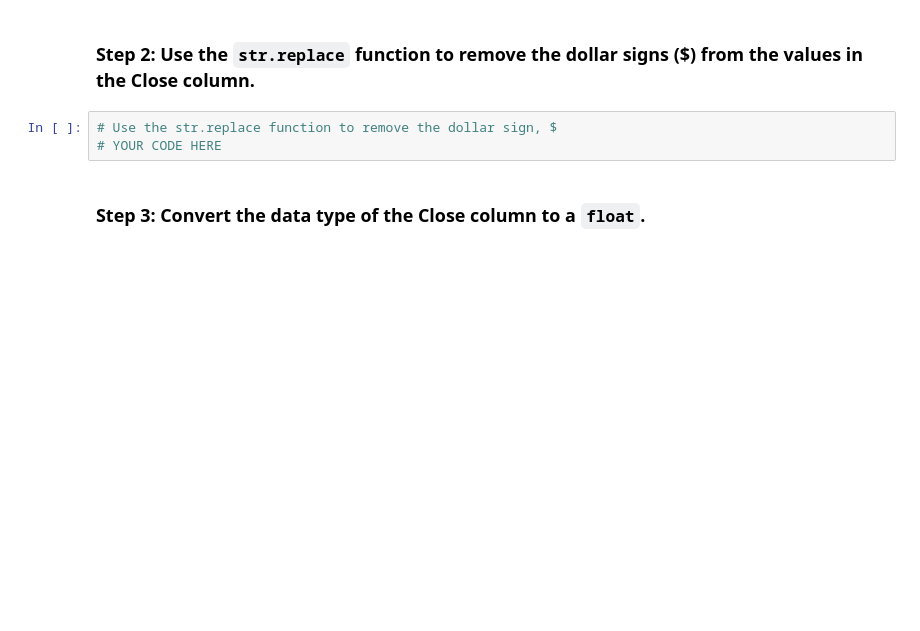
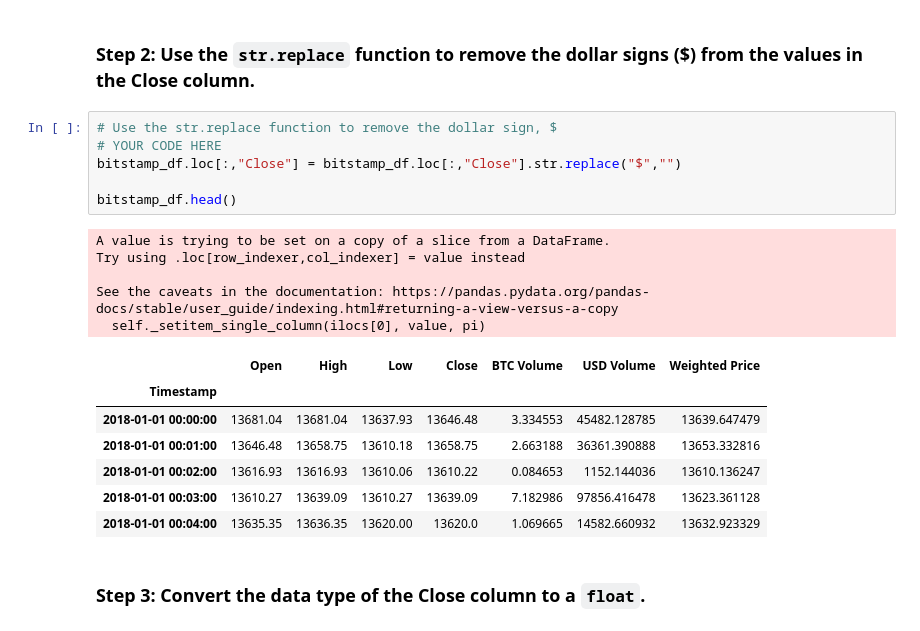
Before and after one commit to mckayav3/FinTech, a Jupyter notebook: Module3_Challenge.py/Starter_Code/crypto_arbitrage.ipynb, the cells around one changed output. Saved outputs shown, nothing was run; the diff lists cells and outputs as text; blank space fills up the shorter version.

```diff
--- a/Module3_Challenge.py/Starter_Code/crypto_arbitrage.ipynb
+++ b/Module3_Challenge.py/Starter_Code/crypto_arbitrage.ipynb
@@ -115,6 +121,22 @@ To prepare and clean your data for analysis, complete the following steps:
 # %%
 # Use the str.replace function to remove the dollar sign, $
 # YOUR CODE HERE
+bitstamp_df.loc[:,"Close"] = bitstamp_df.loc[:,"Close"].str.replace("$","")
+
+bitstamp_df.head()
+# %% [output]
+A value is trying to be set on a copy of a slice from a DataFrame.
+Try using .loc[row_indexer,col_indexer] = value instead
+
+See the caveats in the documentation: https://pandas.pydata.org/pandas-docs/stable/user_guide/indexing.html#returning-a-view-versus-a-copy
+  self._setitem_single_column(ilocs[0], value, pi)
+|  | Open | High | Low | Close | BTC Volume | USD Volume | Weighted Price |
+| Timestamp |  |  |  |  |  |  |  |
+| 2018-01-01 00:00:00 | 13681.04 | 13681.04 | 13637.93 | 13646.48 | 3.334553 | 45482.128785 | 13639.647479 |
+| 2018-01-01 00:01:00 | 13646.48 | 13658.75 | 13610.18 | 13658.75 | 2.663188 | 36361.390888 | 13653.332816 |
+| 2018-01-01 00:02:00 | 13616.93 | 13616.93 | 13610.06 | 13610.22 | 0.084653 | 1152.144036 | 13610.136247 |
+| 2018-01-01 00:03:00 | 13610.27 | 13639.09 | 13610.27 | 13639.09 | 7.182986 | 97856.416478 | 13623.361128 |
+| 2018-01-01 00:04:00 | 13635.35 | 13636.35 | 13620.00 | 13620.0 | 1.069665 | 14582.660932 | 13632.923329 |
 # %% [markdown]
 ### Step 3: Convert the data type of the Close column to a `float`.
 # %%
```
Also changed, not shown: parts of 15 cells of this notebook.
